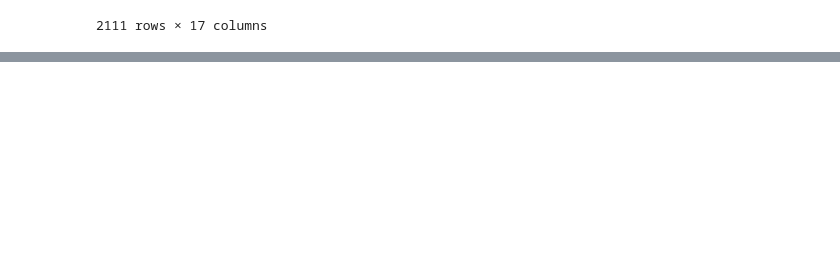
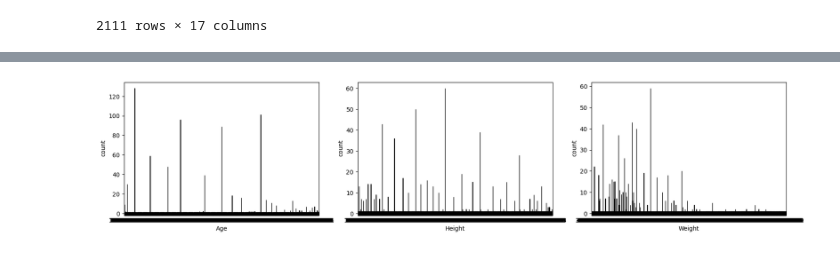
Before and after one commit to v0rein/FinalProject, a Jupyter notebook: Final_Project.ipynb, the cells around one changed output, grey strips where cells are left out. Cells and saved outputs as stored; diff of their text form; code cells hidden in the pictures; blank space fills up the shorter version.

```diff
--- a/Final_Project.ipynb
+++ b/Final_Project.ipynb
@@ -36,0 +78,11 @@ AttributeError: 'DataFrame' object has no attribute 'printschema'
+# %%
+plt.figure(figsize=(20,4))
+plt.subplot(131)
+sns.countplot(x= 'Age', data = obesity_dataset, palette="Pastel1",edgecolor="black")
+plt.subplot(132)
+sns.countplot(x= 'Height', data = obesity_dataset, palette="Pastel2",edgecolor="black")
+plt.subplot(133)
+sns.countplot(x= 'Weight', data = obesity_dataset, palette="Dark2",edgecolor="black")
+plt.show()
+# %% [output]
+[figure, added]
```
Also changed, not shown: parts of 10 cells of this notebook.
